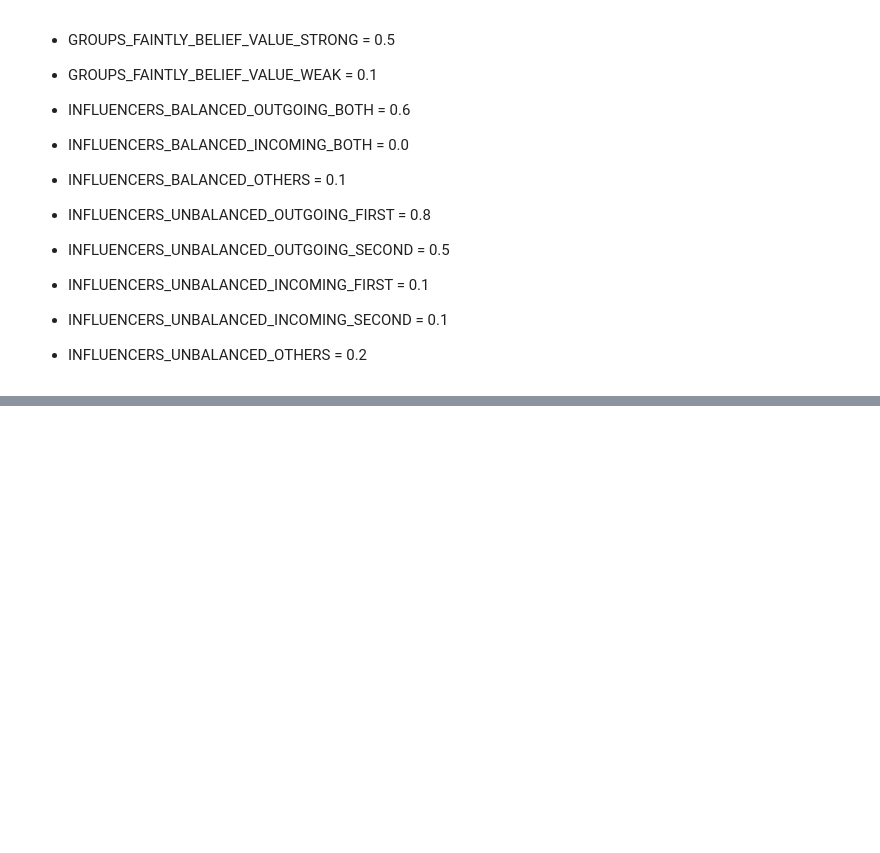
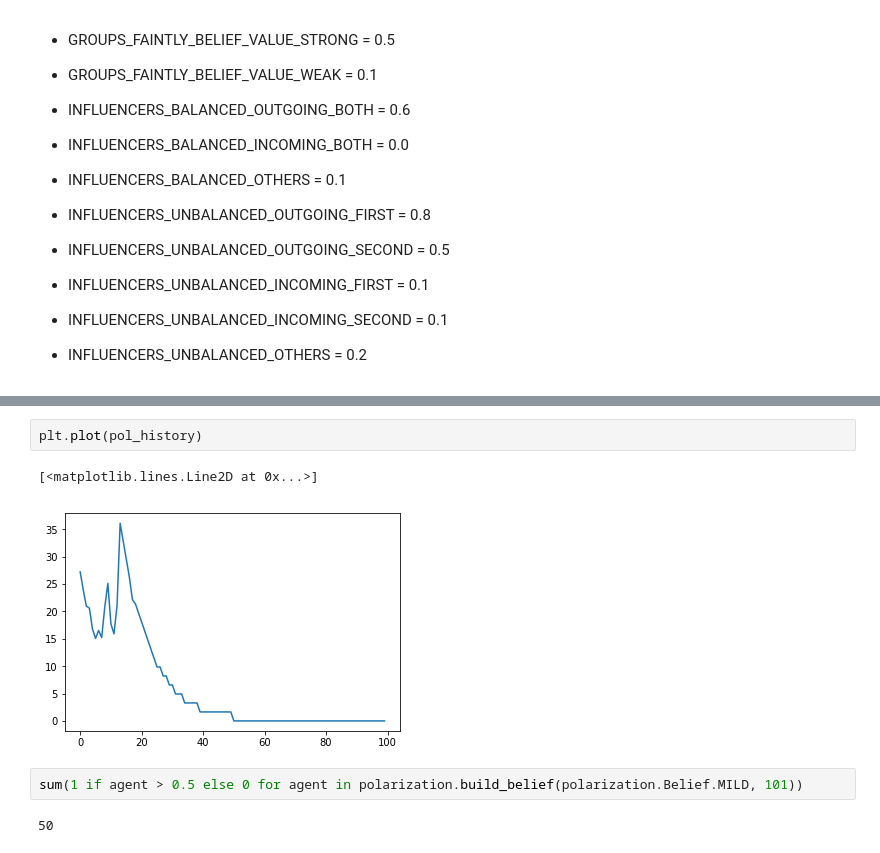
Before and after one commit to Sirquini/Polarization, a Jupyter notebook: New Simulations.ipynb, the cells around one changed output, grey strips where cells are left out. Cells and saved outputs as stored; diff of their text form; blank space fills up the shorter version.

```diff
--- a/New Simulations.ipynb
+++ b/New Simulations.ipynb
@@ -122,0 +139,9 @@ The default parameters are defined as constants in the `polarization.py` module.
+# %%
+plt.plot(pol_history)
+# %% [output]
+[<matplotlib.lines.Line2D at 0x...>]
+[figure, added]
+# %%
+sum(1 if agent > 0.5 else 0 for agent in polarization.build_belief(polarization.Belief.MILD, 101))
+# %% [output]
+50
```
Also changed, not shown: parts of 15 cells of this notebook.
